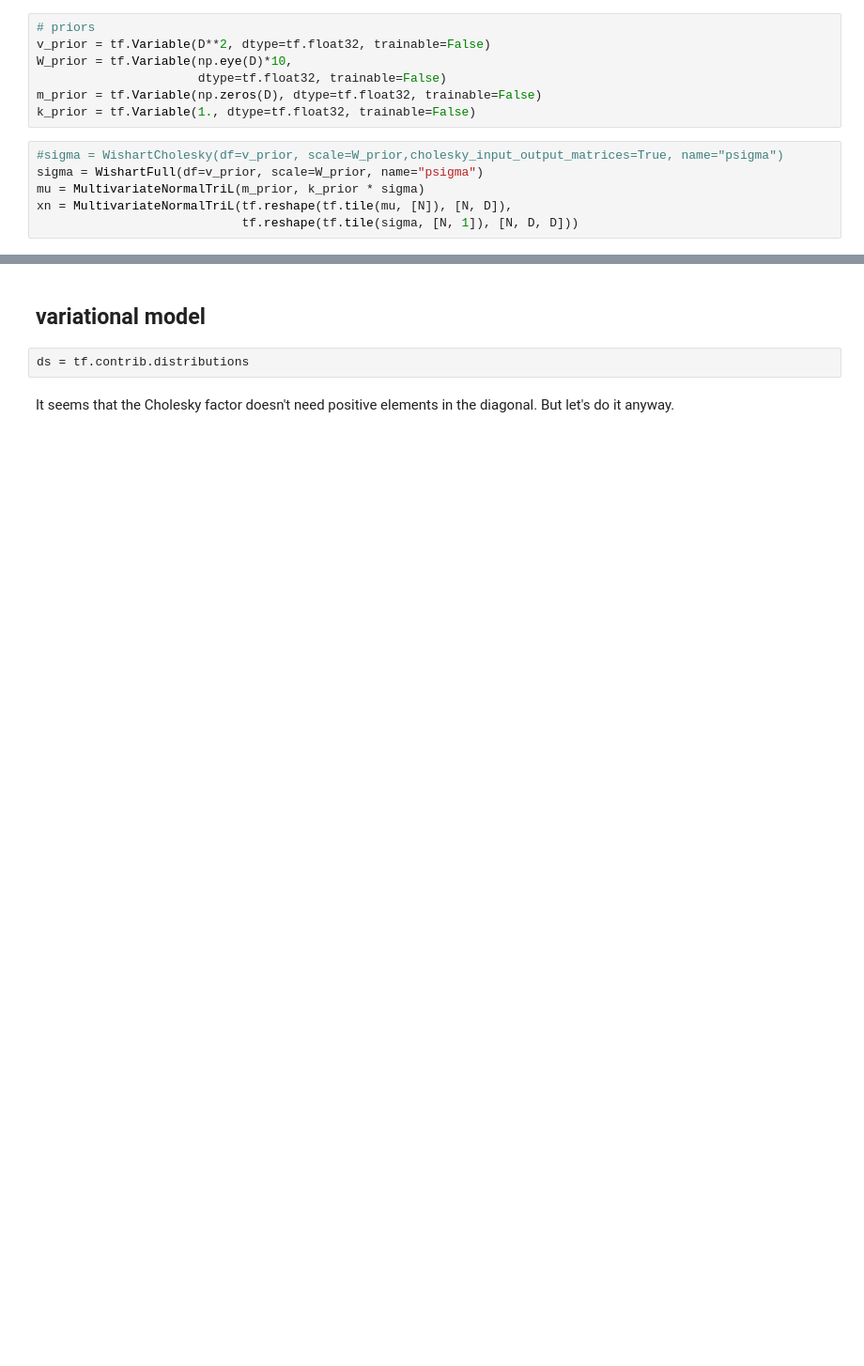
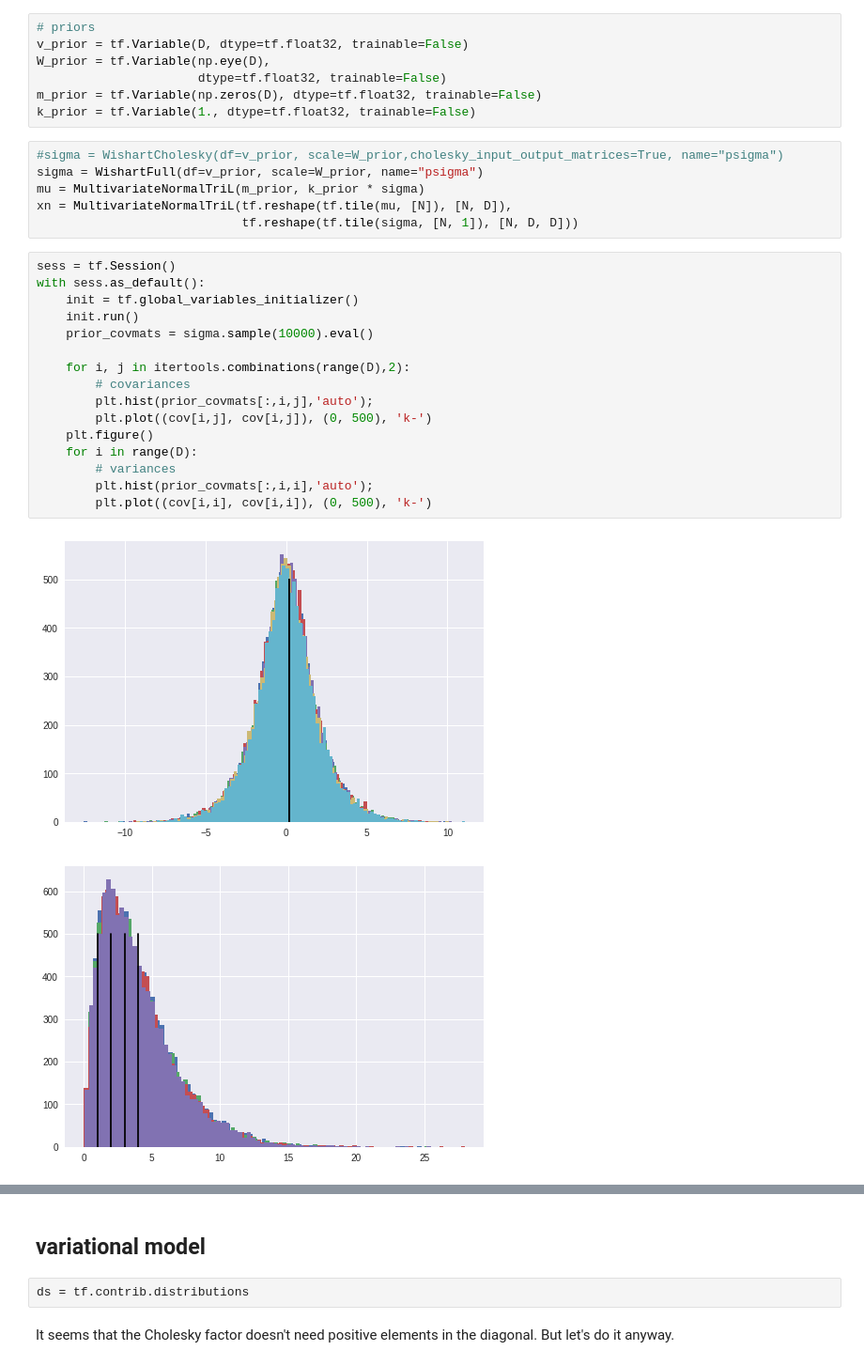
Before and after one commit to deoxyribose/auml, a Jupyter notebook: edward-gmm-bo/4d_normal_ed.ipynb, the cells around one changed output, grey strips where cells are left out. Shown: that part at 94% size. Saved outputs shown, nothing was run; the diff lists cells and outputs as text; blank space fills up the shorter version.

```diff
--- a/edward-gmm-bo/4d_normal_ed.ipynb
+++ b/edward-gmm-bo/4d_normal_ed.ipynb
@@ -30,8 +31,8 @@ array([[ 0.99877968,  0.19501715,  0.20255285,  0.13835885],
 ## probabilistic model
 # %%
 # priors
-v_prior = tf.Variable(D**2, dtype=tf.float32, trainable=False)
-W_prior = tf.Variable(np.eye(D)*10,
+v_prior = tf.Variable(D, dtype=tf.float32, trainable=False)
+W_prior = tf.Variable(np.eye(D),
                       dtype=tf.float32, trainable=False)
 m_prior = tf.Variable(np.zeros(D), dtype=tf.float32, trainable=False)
 k_prior = tf.Variable(1., dtype=tf.float32, trainable=False)
@@ -41,6 +42,25 @@ sigma = WishartFull(df=v_prior, scale=W_prior, name="psigma")
 mu = MultivariateNormalTriL(m_prior, k_prior * sigma)
 xn = MultivariateNormalTriL(tf.reshape(tf.tile(mu, [N]), [N, D]),
                             tf.reshape(tf.tile(sigma, [N, 1]), [N, D, D]))
+# %%
+sess = tf.Session()
+with sess.as_default():
+    init = tf.global_variables_initializer()
+    init.run()
+    prior_covmats = sigma.sample(10000).eval()
+
+    for i, j in itertools.combinations(range(D),2):
+        # covariances
+        plt.hist(prior_covmats[:,i,j],'auto');
+        plt.plot((cov[i,j], cov[i,j]), (0, 500), 'k-')
+    plt.figure()
+    for i in range(D):
+        # variances
+        plt.hist(prior_covmats[:,i,i],'auto');
+        plt.plot((cov[i,i], cov[i,i]), (0, 500), 'k-')
+# %% [output]
+[figure, added]
+[figure, added]
 # %%
 print('***** PROBABILISTIC MODEL *****')
 print('mu: {}'.format(mu))
```
Also changed, not shown: parts of 14 cells of this notebook.
